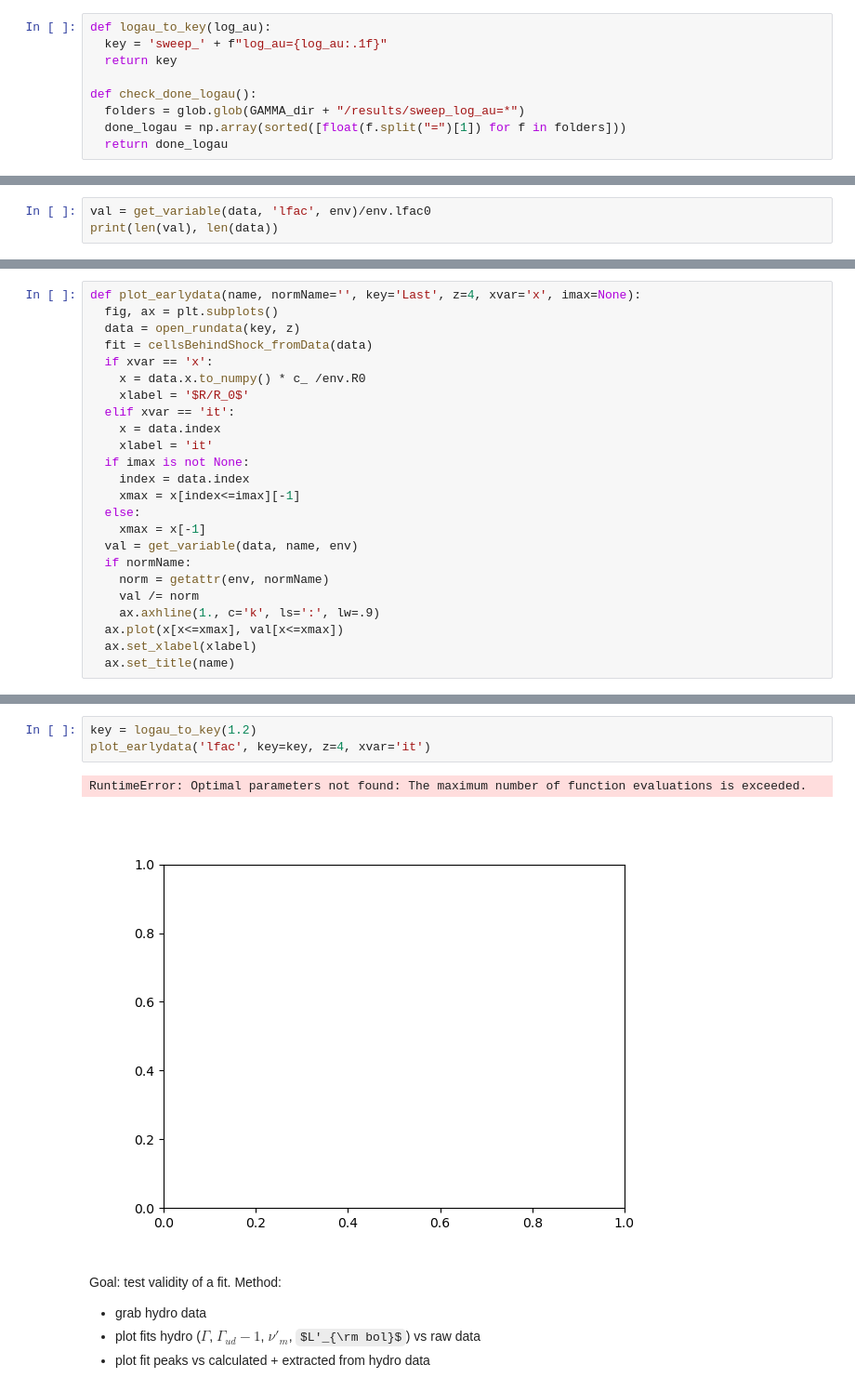
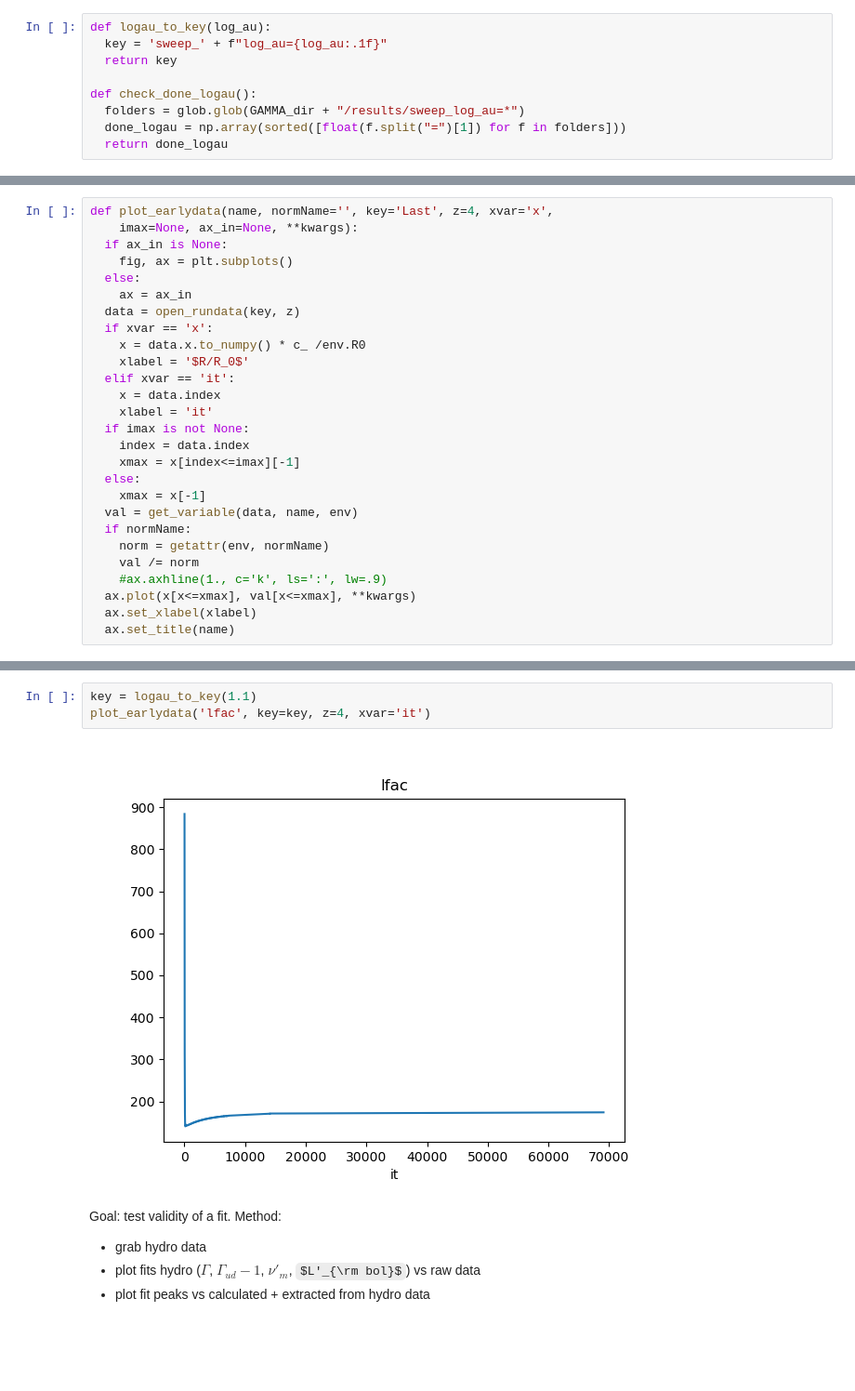
Before and after one commit to ACharletENSL/GAMMA_MWN, a Jupyter notebook: bin/Tools/project_v2/test_fitting.ipynb, the cells around one changed output, grey strips where cells are left out. Shown at 93% size. Drawn from its saved outputs; the diff is of its cells as text; some formulas as TeX source; blank space fills up the shorter version.

```diff
--- a/bin/Tools/project_v2/test_fitting.ipynb
+++ b/bin/Tools/project_v2/test_fitting.ipynb
@@ -53,3 +30,0 @@ except RuntimeError:
-# %%
-val = get_variable(data, 'lfac', env)/env.lfac0
-print(len(val), len(data))
@@ -58,8 +31,11 @@ print(len(val), len(data))
 # %%
-def plot_earlydata(name, normName='', key='Last', z=4, xvar='x', imax=None):
-  fig, ax = plt.subplots()
+def plot_earlydata(name, normName='', key='Last', z=4, xvar='x',
+    imax=None, ax_in=None, **kwargs):
+  if ax_in is None:
+    fig, ax = plt.subplots()
+  else:
+    ax = ax_in
   data = open_rundata(key, z)
-  fit = cellsBehindShock_fromData(data)
   if xvar == 'x':
     x = data.x.to_numpy() * c_ /env.R0
     xlabel = '$R/R_0$'
@@ -75,7 +51,7 @@ def plot_earlydata(name, normName='', key='Last', z=4, xvar='x', imax=None):
   if normName:
     norm = getattr(env, normName)
     val /= norm
-    ax.axhline(1., c='k', ls=':', lw=.9)
-  ax.plot(x[x<=xmax], val[x<=xmax])
+    #ax.axhline(1., c='k', ls=':', lw=.9)
+  ax.plot(x[x<=xmax], val[x<=xmax], **kwargs)
   ax.set_xlabel(xlabel)
   ax.set_title(name)
@@ -82,9 +79,8 @@ def plot_earlydata(name, normName='', key='Last', z=4, xvar='x', imax=None):
 # %%
-key = logau_to_key(1.2)
+key = logau_to_key(1.1)
 plot_earlydata('lfac', key=key, z=4, xvar='it')
 # %% [output]
-RuntimeError: Optimal parameters not found: The maximum number of function evaluations is exceeded.
-[figure, old version]
+[figure, new version]
 # %% [markdown]
 Goal: test validity of a fit. Method:
 - grab hydro data
```
Also changed, not shown: parts of 3 cells of this notebook, 2 other files.
